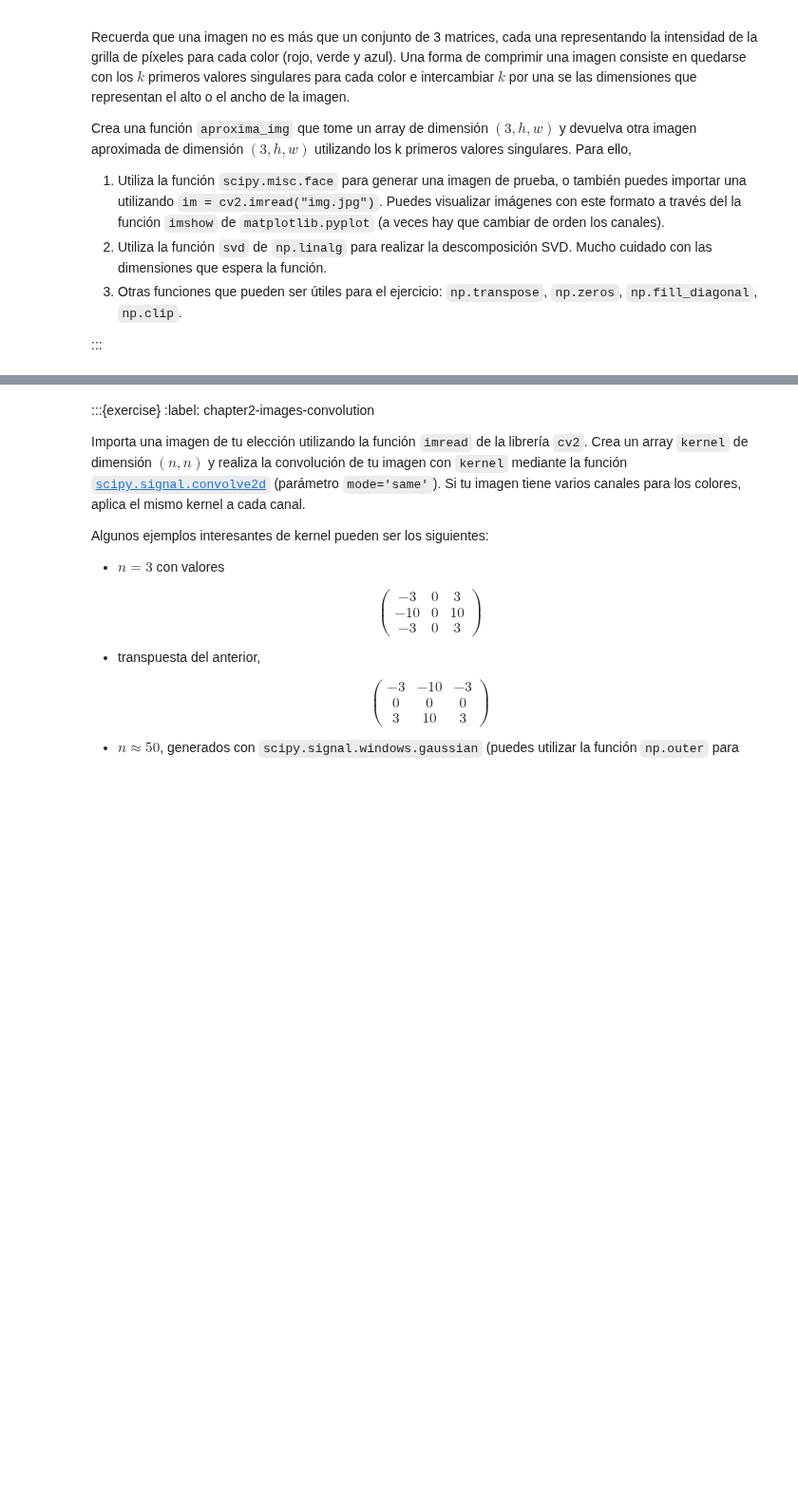
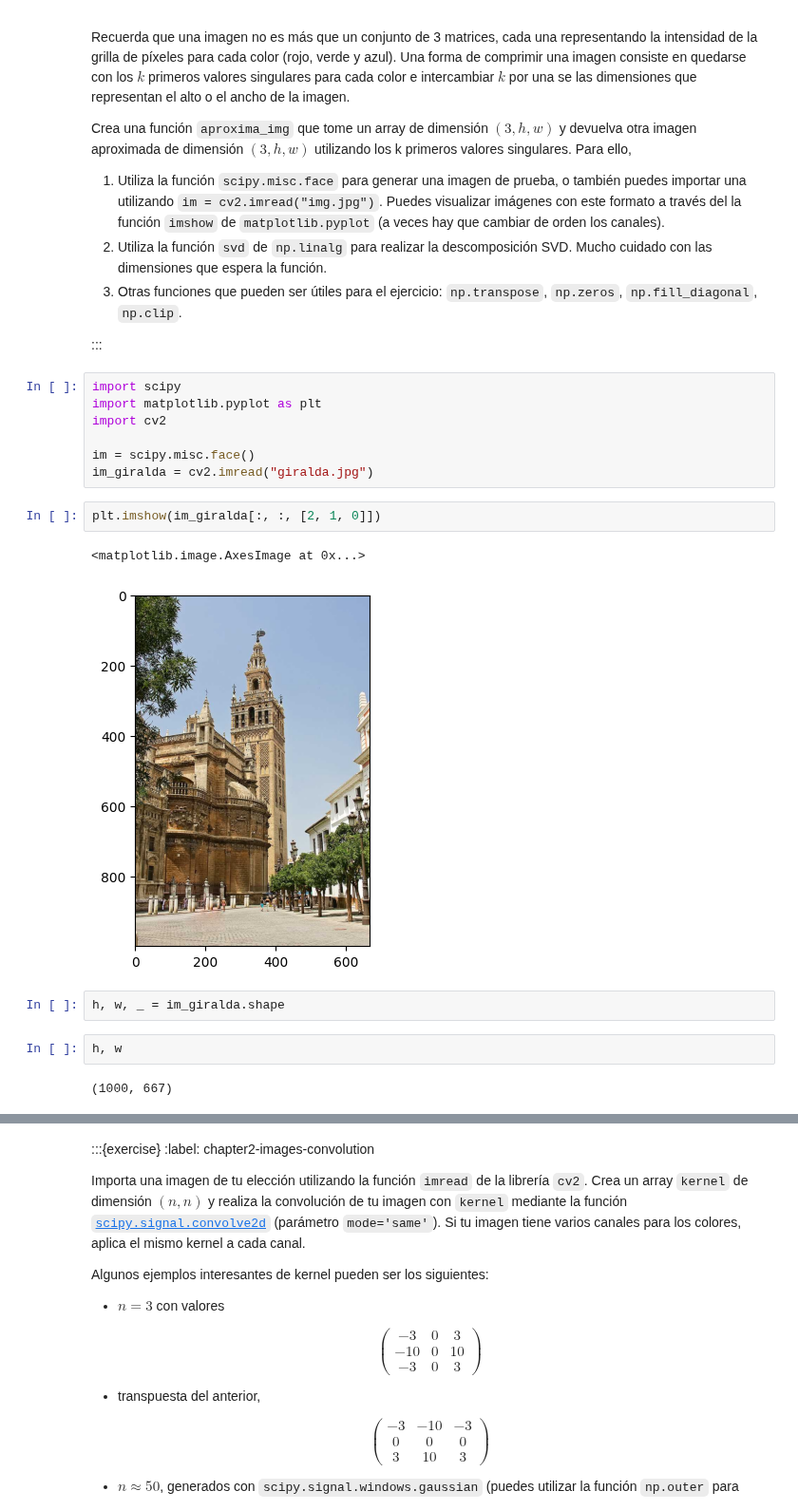
Before and after one commit to javlintor/curso-python-us, a Jupyter notebook: _sources/notebooks/numpy/exercises.ipynb, the cells around one changed output, grey strips where cells are left out. Shown at 95% size. Saved outputs shown, nothing was run; the diff lists cells and outputs as text; blank space fills up the shorter version.

```diff
--- a/_sources/notebooks/numpy/exercises.ipynb
+++ b/_sources/notebooks/numpy/exercises.ipynb
@@ -56,3 +77,21 @@ Crea una función `aproxima_img` que tome un array de dimensión $(3, h, w)$ y d
 3. Otras funciones que pueden ser útiles para el ejercicio: `np.transpose`, `np.zeros`, `np.fill_diagonal`, `np.clip`.
 
 :::
+# %%
+import scipy
+import matplotlib.pyplot as plt
+import cv2
+
+im = scipy.misc.face()
+im_giralda = cv2.imread("giralda.jpg")
+# %%
+plt.imshow(im_giralda[:, :, [2, 1, 0]])
+# %% [output]
+<matplotlib.image.AxesImage at 0x...>
+[figure, added]
+# %%
+h, w, _ = im_giralda.shape
+# %%
+h, w
+# %% [output]
+(1000, 667)
```
Also changed, not shown: parts of 3 cells of this notebook, 4 other files.
